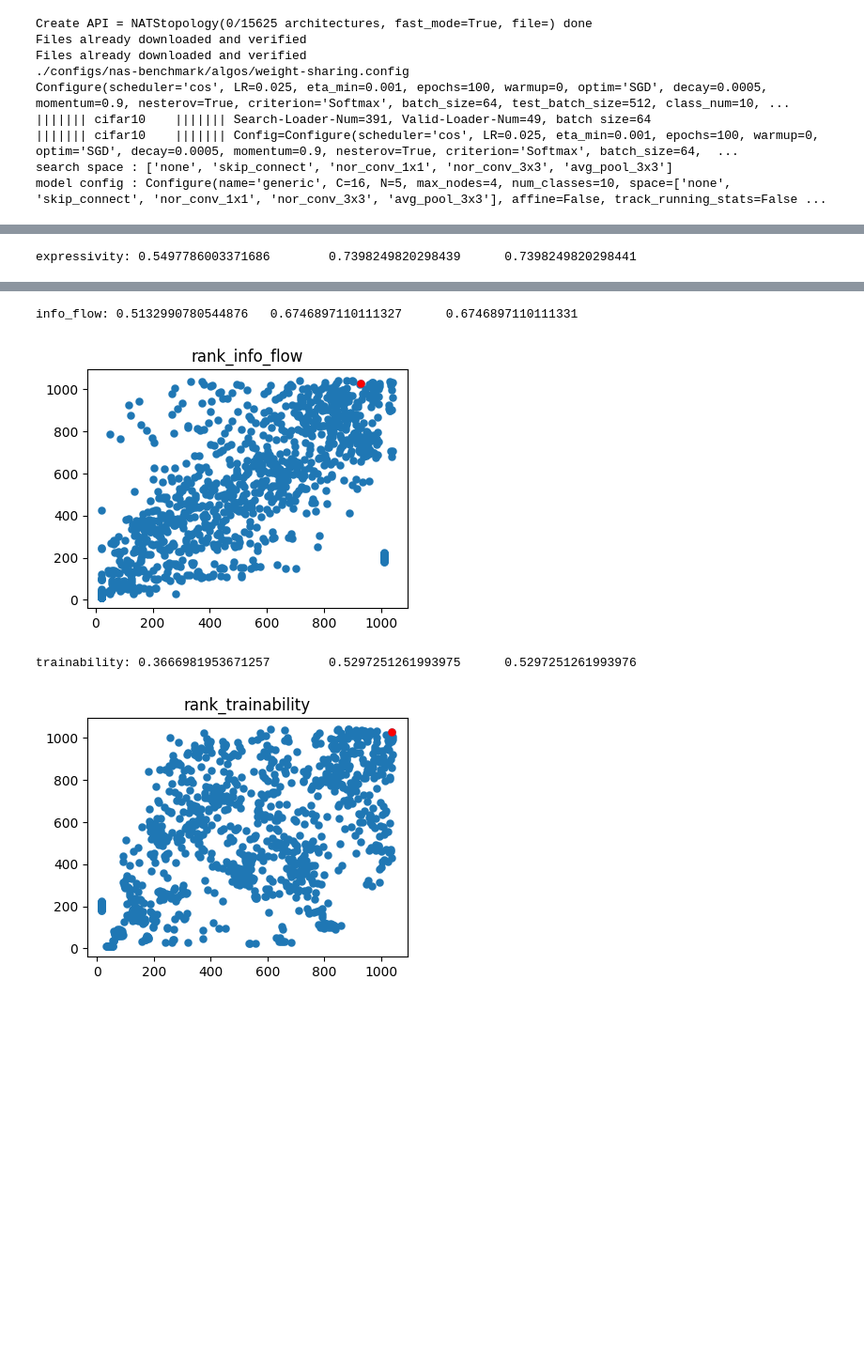
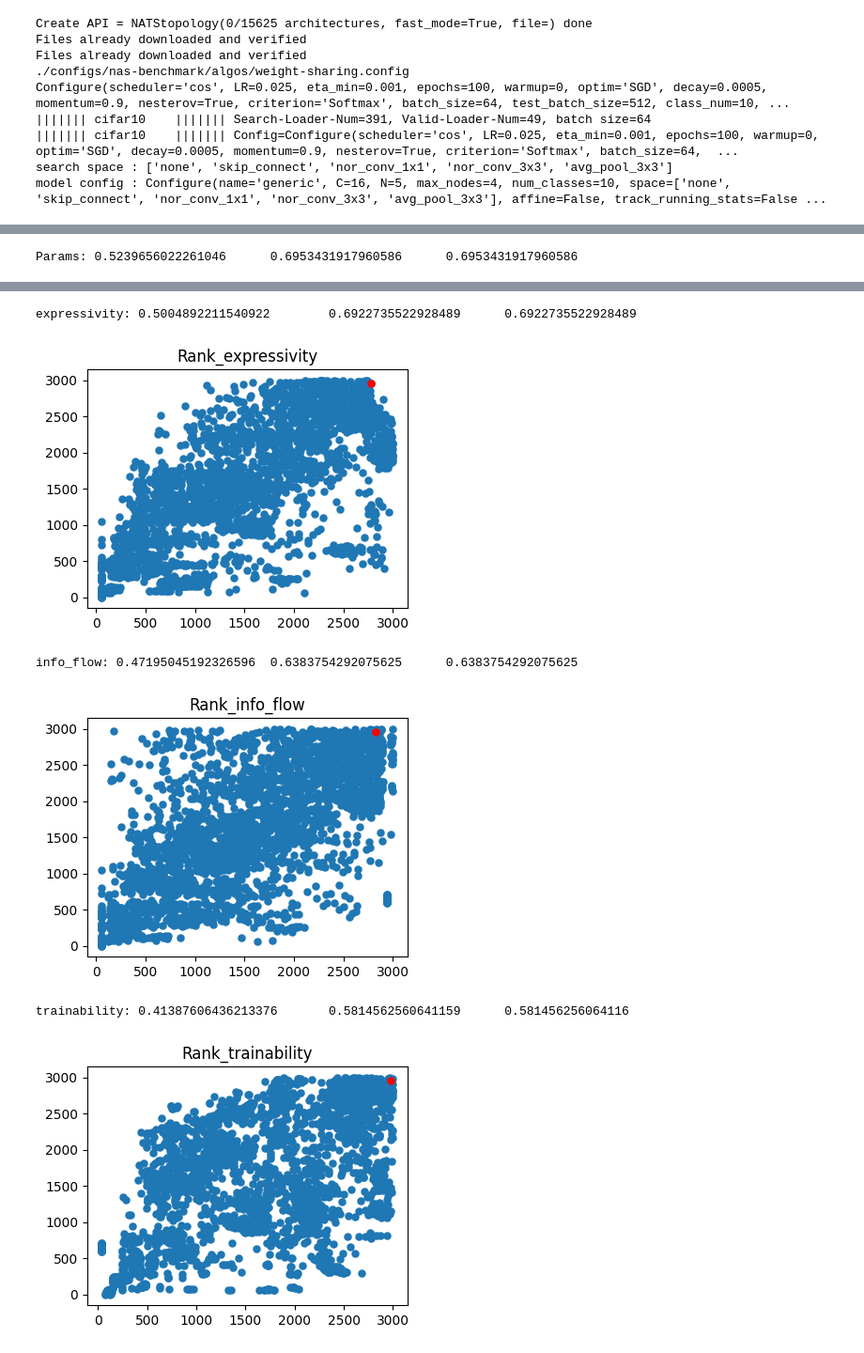
Before and after one commit to cvlab-yonsei/AZ-NAS, a Jupyter notebook: NATSBench/tss.ipynb, the cells around one changed output, grey strips where cells are left out. Shown at 94% size. Drawn from its saved outputs; the diff is of its cells as text; code cells hidden in the pictures; blank space fills up the shorter version.

```diff
--- a/NATSBench/tss.ipynb
+++ b/NATSBench/tss.ipynb
@@ -59,7 +55,7 @@ parser.add_argument("--gpu", type=int, default=0, help="")
 parser.add_argument("--workers", type=int, default=2, help="number of data loading workers")
 parser.add_argument("--api_data_path", type=str, default="./api_data/NATS-tss-v1_0-3ffb9-simple/", help="")
 parser.add_argument("--save_dir", type=str, default='./results/tmp', help="Folder to save checkpoints and log.")
-parser.add_argument('--zero_shot_score', type=str, default='ETF62', help='could be: ETF; ZiCo (form ZiCo); params, (for \#Params); Zen (for Zen-NAS); TE (for TE-NAS)')
+parser.add_argument('--zero_shot_score', type=str, default='ETF', help='could be: ETF; ZiCo (form ZiCo); params, (for \#Params); Zen (for Zen-NAS); TE (for TE-NAS)')
 parser.add_argument("--rand_seed", type=int, default=None, help="manual seed")
 args = parser.parse_args(args=[])
 
@@ -305,9 +307,9 @@ def get_results_from_api(api, arch, dataset='cifar10'):
 
 api_valid_accs, api_flops, api_params = [], [], []
 for a in archs:
-    valid_acc, flops, params = get_results_from_api(api, a, 'cifar10')
+#     valid_acc, flops, params = get_results_from_api(api, a, 'cifar10')
 #     valid_acc, flops, params = get_results_from_api(api, a, 'cifar100')
-#     valid_acc, flops, params = get_results_from_api(api, a, 'ImageNet16-120')
+    valid_acc, flops, params = get_results_from_api(api, a, 'ImageNet16-120')
     api_valid_accs.append(valid_acc)
     api_flops.append(flops)
     api_params.append(params)
@@ -325,6 +327,8 @@ for k in results.keys():
 #         rank_agg = np.log( stats.rankdata(results[k]) / l)
 #     else:
 #         rank_agg = rank_agg + np.log( stats.rankdata(results[k]) / l)
+
+# rank_agg = np.log( stats.rankdata(results['expressivity']) / l)
 
 best_idx = np.argmax(rank_agg)
 
@@ -342,25 +346,16 @@ print("aggregated: {}\t{}\t{}\t".format(kendalltau[0], pearsonr[0], spearmanr[0]
 plt.figure(figsize=(4*fig_scale,3*fig_scale))
 plt.scatter(x, y, linewidths=0.1)
 plt.scatter(x[best_idx], y[best_idx], c="r", linewidths=0.1)
-plt.title("rank_agg")
+plt.title("Rank_agg")
 plt.show()
 
 
 # for each
-tau, p_value = stats.kendalltau(stats.rankdata(api_flops), stats.rankdata(api_valid_accs))
-x = stats.rankdata(api_flops)
-y = stats.rankdata(api_valid_accs)
-kendalltau = stats.kendalltau(x, y)
-spearmanr = stats.spearmanr(x, y)
-pearsonr = stats.pearsonr(x, y)
-print("FLOPs: {}\t{}\t{}\t".format(kendalltau[0], pearsonr[0], spearmanr[0]))
-plt.figure(figsize=(4*fig_scale,3*fig_scale))
-plt.scatter(x, y, linewidths=0.1)
-plt.scatter(x[best_idx], y[best_idx], c="r", linewidths=0.1)
-plt.title("rank_FLOPs")
-plt.show()
-for k in results.keys():
-    x = stats.rankdata(results[k])
+metrics = {'FLOPs':api_flops, 'Params':api_params}
+for k, v in results.items():
+    metrics[k] = v
+for k in metrics.keys():
+    x = stats.rankdata(metrics[k])
     y = stats.rankdata(api_valid_accs)
     kendalltau = stats.kendalltau(x, y)
     spearmanr = stats.spearmanr(x, y)
@@ -369,6 +364,6 @@ for k in results.keys():
     plt.figure(figsize=(4*fig_scale,3*fig_scale))
     plt.scatter(x, y, linewidths=0.1)
     plt.scatter(x[best_idx], y[best_idx], c="r", linewidths=0.1)
-    plt.title("rank_{}".format(k))
+    plt.title("Rank_{}".format(k))
     plt.show()
 # %% [output]
@@ -389 +384 @@ FLOPs: 0.5662328626339312       0.7409490253632074      0.7409490253632074
-expressivity: 0.5497786003371686        0.7398249820298439      0.7398249820298441
+Params: 0.5239656022261046      0.6953431917960586      0.6953431917960586
@@ -391,4 +386,6 @@ expressivity: 0.5497786003371686        0.7398249820298439      0.73982498202984
-info_flow: 0.5132990780544876   0.6746897110111327      0.6746897110111331
+expressivity: 0.5004892211540922        0.6922735522928489      0.6922735522928489
-[figure, old version]
+[figure, new version]
-trainability: 0.3666981953671257        0.5297251261993975      0.5297251261993976
+info_flow: 0.47195045192326596  0.6383754292075625      0.6383754292075625
-[figure, old version]
+[figure, new version]
+trainability: 0.41387606436213376       0.5814562560641159      0.581456256064116
+[figure, added]
```
Also changed, not shown: parts of 4 cells of this notebook, 5 other files.
